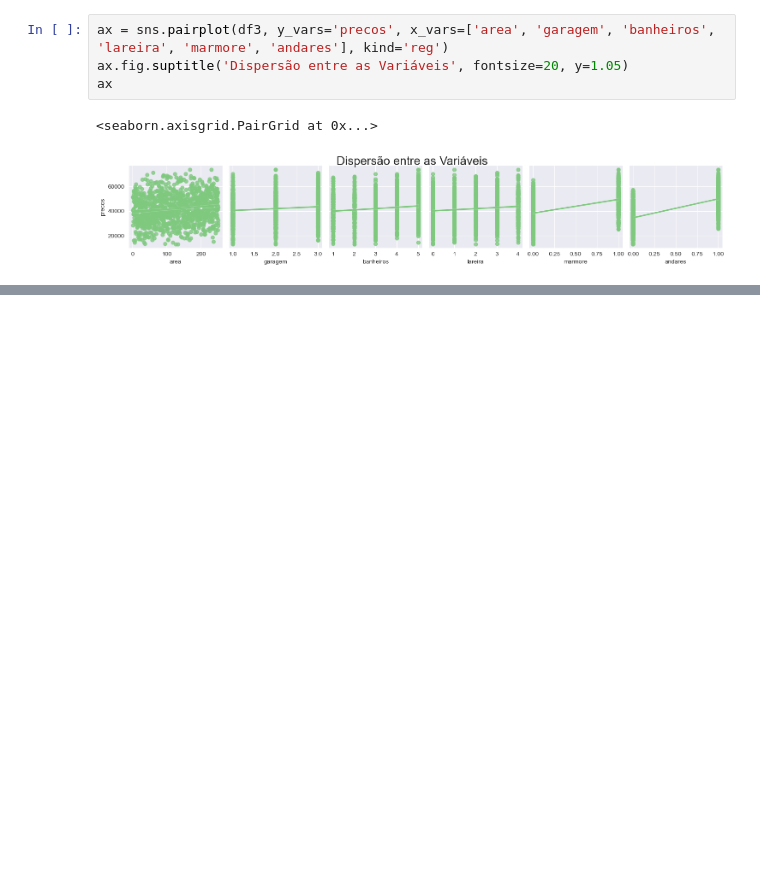
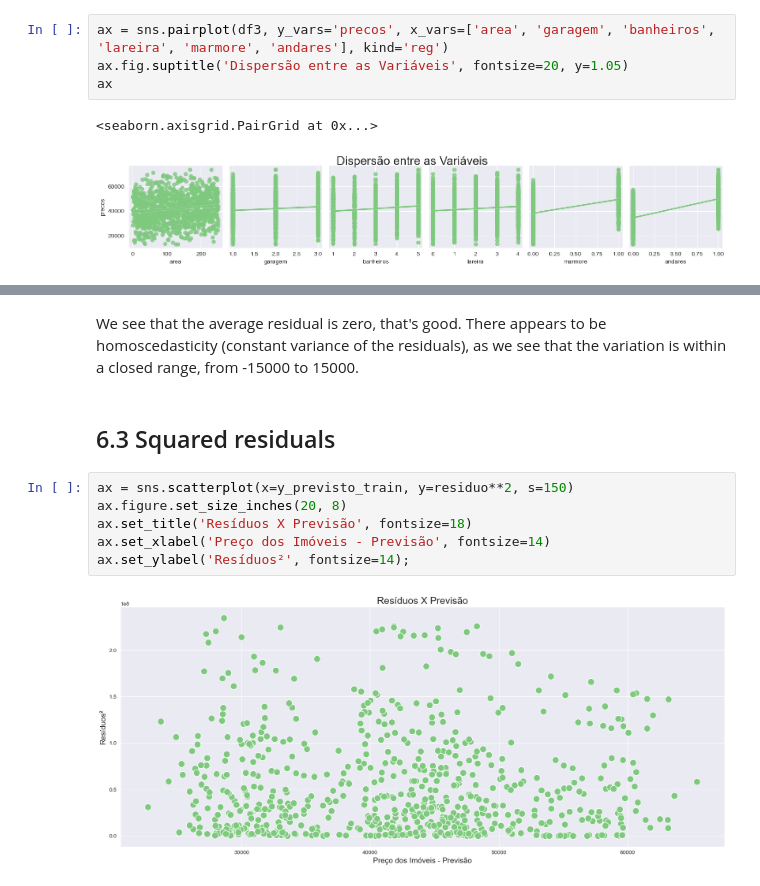
Before and after one commit to leoalvessantana/Linear-Regression-Project, a Jupyter notebook: Project.ipynb, the cells around one changed output, grey strips where cells are left out. Drawn from its saved outputs; the diff is of its cells as text; blank space fills up the shorter version.

```diff
--- a/Project.ipynb
+++ b/Project.ipynb
@@ -220,0 +314,13 @@ ax
+# %% [markdown]
+We see that the average residual is zero, that's good.
+There appears to be homoscedasticity (constant variance of the residuals), as we see that the variation is within a closed range, from -15000 to 15000.
+# %% [markdown]
+## 6.3 Squared residuals
+# %%
+ax = sns.scatterplot(x=y_previsto_train, y=residuo**2, s=150)
+ax.figure.set_size_inches(20, 8)
+ax.set_title('Resíduos X Previsão', fontsize=18)
+ax.set_xlabel('Preço dos Imóveis - Previsão', fontsize=14)
+ax.set_ylabel('Resíduos²', fontsize=14);
+# %% [output]
+[figure, added]
```
Also changed, not shown: parts of 37 cells of this notebook, 2 other files.
